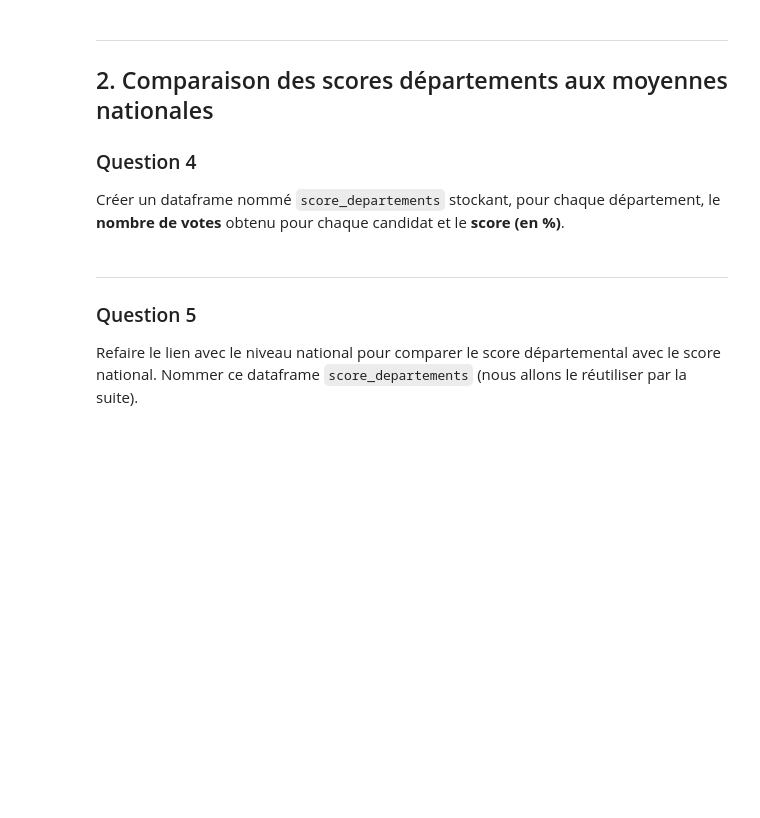
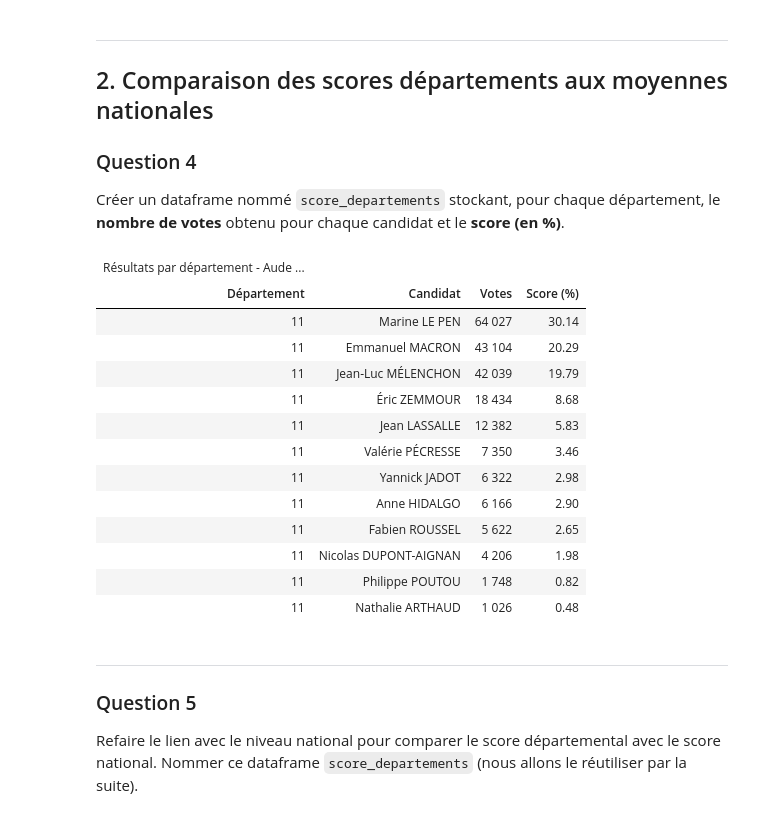
Before and after one commit to zgregi/DM_python_datascience, a Jupyter notebook: main.ipynb, the cells around one changed output. Cells and saved outputs as stored; diff of their text form; code cells hidden in the pictures; blank space fills up the shorter version.

```diff
--- a/main.ipynb
+++ b/main.ipynb
@@ -133,6 +173,27 @@ score_departements = score_departements.drop(columns='total_dep')
 # %%
-# Vérification : résultat pour l'Aude (département n°11)
-score_departements[score_departements['code_departement'] == '11']
+# Vérification département 11
+(
+    GT(score_departements[score_departements['code_departement'] == '11'].sort_values('votes_departement', ascending=False))
+    .tab_header(title="Résultats par département - Aude (11)")
+    .cols_label(code_departement="Département", candidat="Candidat", votes_departement="Votes", score_departement="Score (%)")
+    .fmt_number(columns="votes_departement", decimals=0, sep_mark=" ")
+    .fmt_number(columns="score_departement", decimals=2)
+)
+# %% [output]
+| Résultats par département - Aude ... |  |  |  |
+| Département | Candidat | Votes | Score (%) |
+| 11 | Marine LE PEN | 64 027 | 30.14 |
+| 11 | Emmanuel MACRON | 43 104 | 20.29 |
+| 11 | Jean-Luc MÉLENCHON | 42 039 | 19.79 |
+| 11 | Éric ZEMMOUR | 18 434 | 8.68 |
+| 11 | Jean LASSALLE | 12 382 | 5.83 |
+| 11 | Valérie PÉCRESSE | 7 350 | 3.46 |
+| 11 | Yannick JADOT | 6 322 | 2.98 |
+| 11 | Anne HIDALGO | 6 166 | 2.90 |
+| 11 | Fabien ROUSSEL | 5 622 | 2.65 |
+| 11 | Nicolas DUPONT-AIGNAN | 4 206 | 1.98 |
+| 11 | Philippe POUTOU | 1 748 | 0.82 |
+| 11 | Nathalie ARTHAUD | 1 026 | 0.48 |
 # %% [markdown]
 ---
 ### Question 5
```
Also changed, not shown: parts of 19 cells of this notebook, 1 other file.
